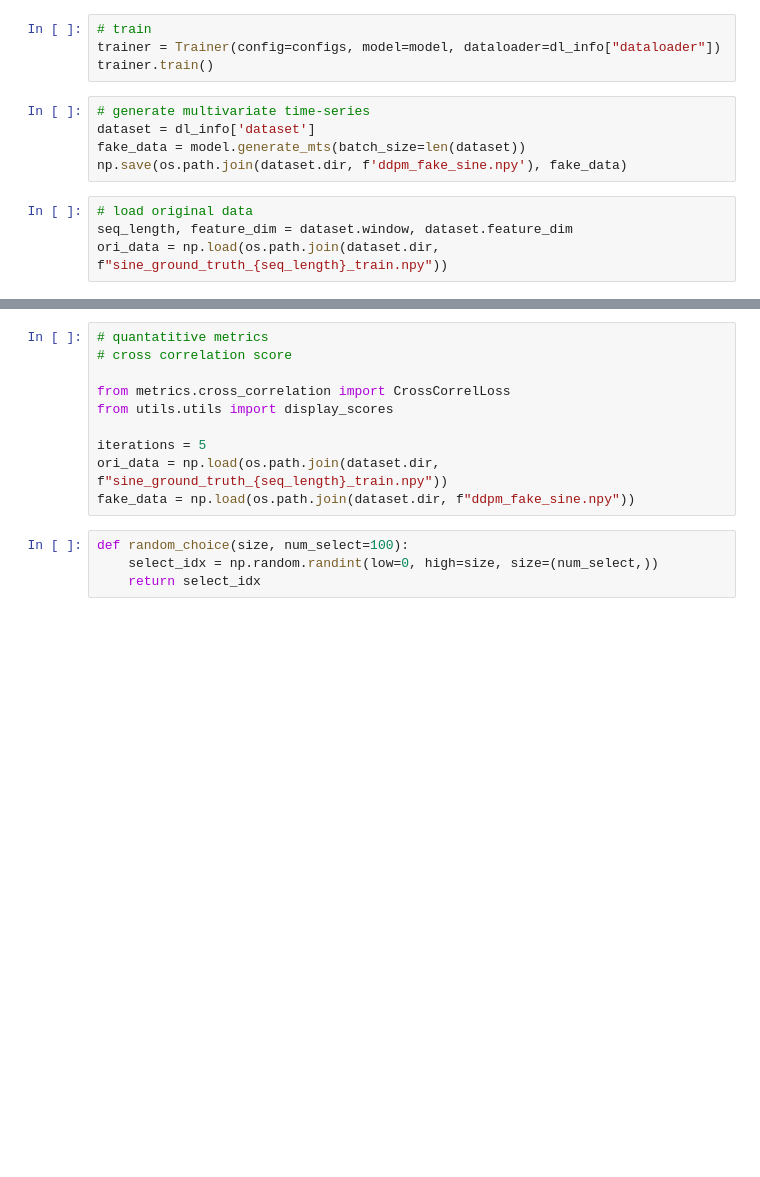
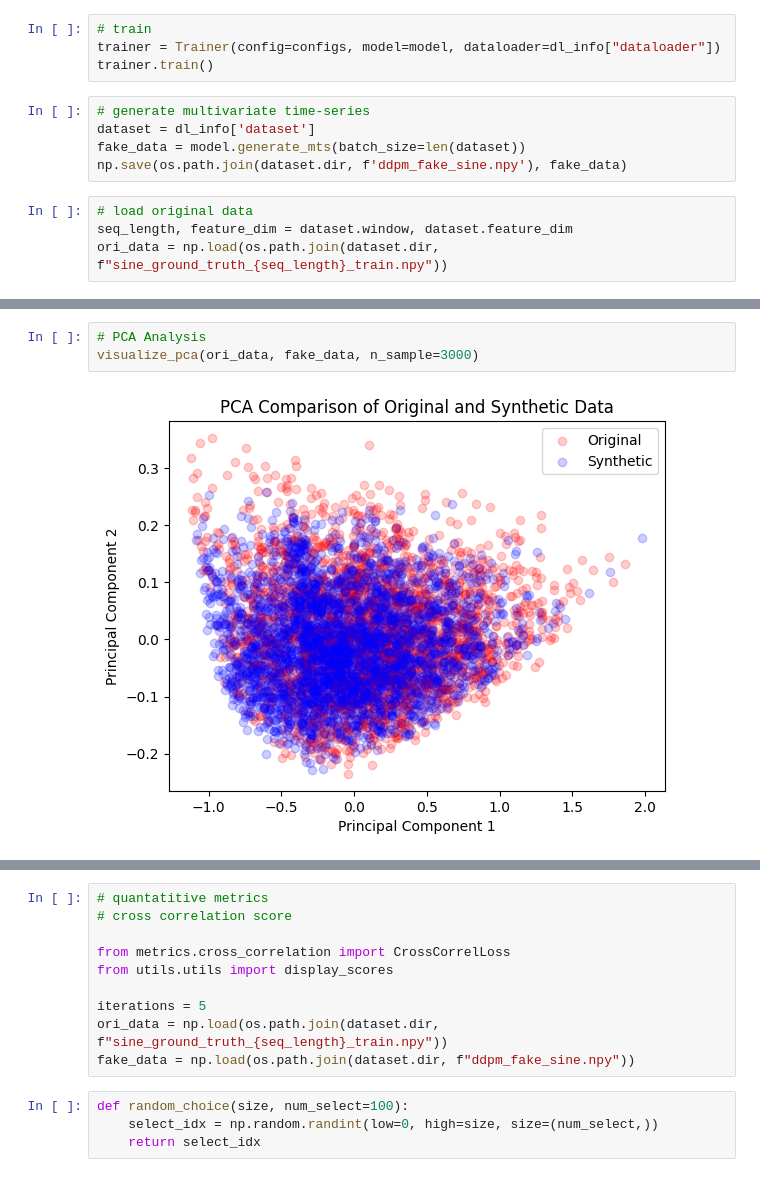
Before and after one commit to hrj04/Project_TS_Generation, a Jupyter notebook: sine_generation.ipynb, the cells around one changed output, grey strips where cells are left out. Cells and saved outputs as stored; diff of their text form; blank space fills up the shorter version.

```diff
--- a/sine_generation.ipynb
+++ b/sine_generation.ipynb
@@ -76,0 +32,5 @@ https://gist.github.com/mwaskom/de44147ed2974457ad6372750bbe5751
+# %%
+# PCA Analysis
+visualize_pca(ori_data, fake_data, n_sample=3000)
+# %% [output]
+[figure, added]
```
Also changed, not shown: parts of 5 cells of this notebook, 6 other files.
